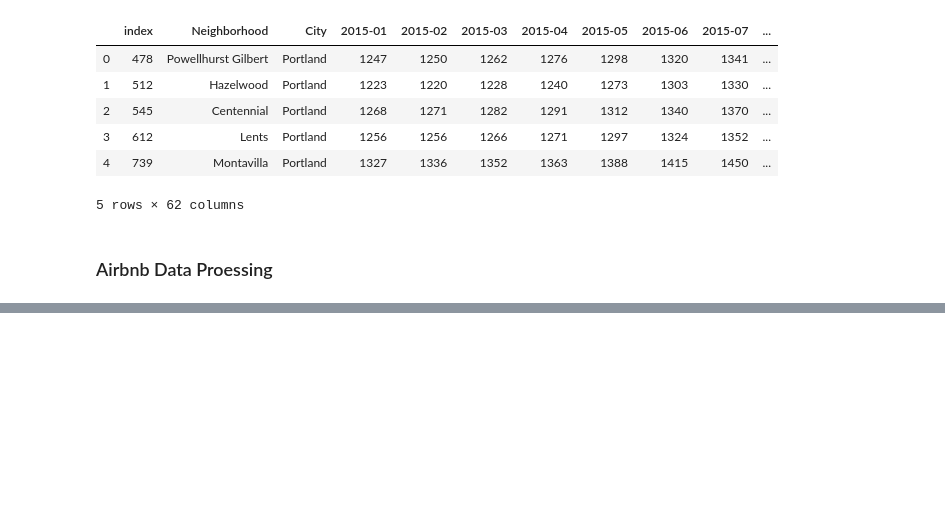
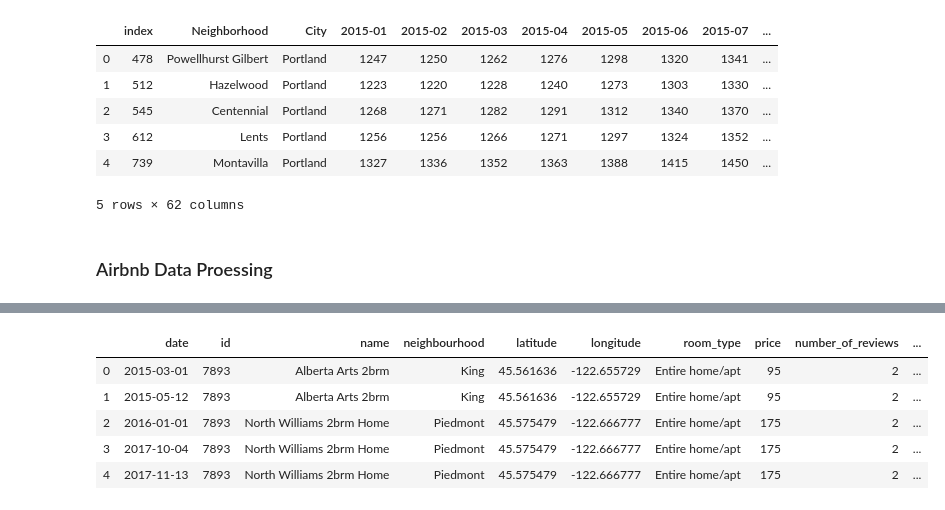
Before and after one commit to brian1581/Creative-Viz-Project, a Jupyter notebook: etl.ipynb, the cells around one changed output, grey strips where cells are left out. Drawn from its saved outputs; the diff is of its cells as text; code cells hidden in the pictures; blank space fills up the shorter version.

```diff
--- a/etl.ipynb
+++ b/etl.ipynb
@@ -232,0 +275,12 @@ sorted_airbnb['reviews'] = review_col
+# %%
+DoW_df = sorted_airbnb
+# %%
+DoW_df['weekday'] = DoW_df['date'].dt.day_name()
+DoW_df.head()
+# %% [output]
+|  | date | id | name | neighbourhood | latitude | longitude | room_type | price | number_of_reviews | ... |
+| 0 | 2015-03-01 | 7893 | Alberta Arts 2brm | King | 45.561636 | -122.655729 | Entire home/apt | 95 | 2 | ... |
+| 1 | 2015-05-12 | 7893 | Alberta Arts 2brm | King | 45.561636 | -122.655729 | Entire home/apt | 95 | 2 | ... |
+| 2 | 2016-01-01 | 7893 | North Williams 2brm Home | Piedmont | 45.575479 | -122.666777 | Entire home/apt | 175 | 2 | ... |
+| 3 | 2017-10-04 | 7893 | North Williams 2brm Home | Piedmont | 45.575479 | -122.666777 | Entire home/apt | 175 | 2 | ... |
+| 4 | 2017-11-13 | 7893 | North Williams 2brm Home | Piedmont | 45.575479 | -122.666777 | Entire home/apt | 175 | 2 | ... |
```
Also changed, not shown: parts of 11 cells of this notebook, 6 other files.
